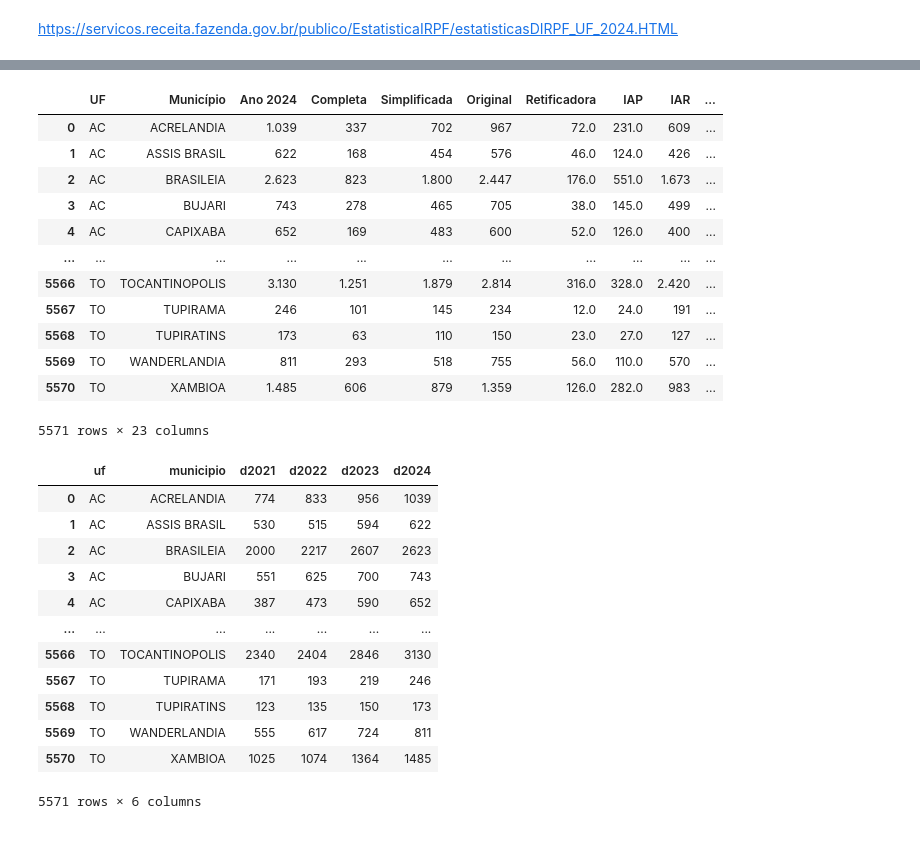
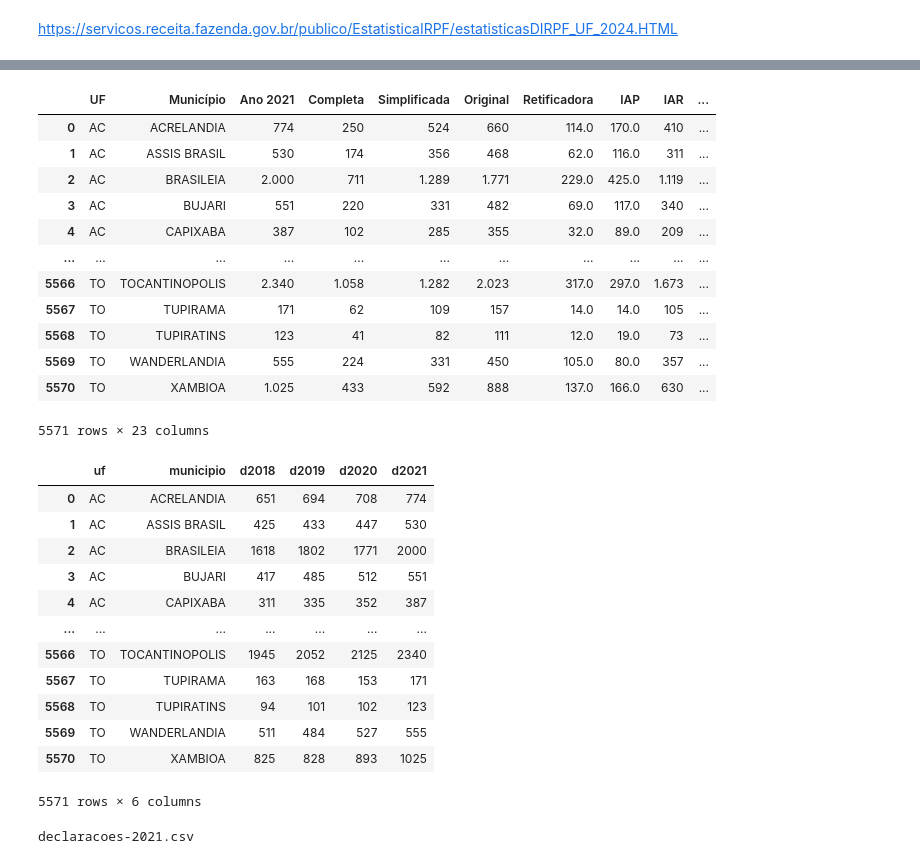
Before and after one commit to hjort/previsao-entregas-dirpf, a Jupyter notebook: 02-coletar-dados-declaracoes.ipynb, the cells around one changed output, grey strips where cells are left out. Drawn from its saved outputs; the diff is of its cells as text; code cells hidden in the pictures.

```diff
--- a/02-coletar-dados-declaracoes.ipynb
+++ b/02-coletar-dados-declaracoes.ipynb
@@ -4,8 +4,9 @@ import numpy as np
 # %% [markdown]
 https://servicos.receita.fazenda.gov.br/publico/EstatisticaIRPF/estatisticasDIRPF_UF_2024.HTML
 # %%
-url = "https://servicos.receita.fazenda.gov.br/publico/EstatisticaIRPF/estatisticasDIRPF_2024.CSV"
-arq = "estatisticas-dirpf-2024.csv"
+ano = 2021
+url = "https://servicos.receita.fazenda.gov.br/publico/EstatisticaIRPF/estatisticasDIRPF_%d.CSV" % ano
+arq = "estatisticas-dirpf-%d.csv" % ano
 
 !test -f $arq || wget -O $arq $url
 !ls -lah $arq
@@ -28,45 +29,52 @@ AC;JORDAO;354;72;282;334;20;109;232;13;57;317;7;30;139;93;0;0;171;41;332;386;168
 df = pd.read_csv(arq, sep=';', encoding='iso-8859-1')
 df
 # %% [output]
-|  | UF | Município | Ano 2024 | Completa | Simplificada | Original | Retificadora | IAP | IAR | ... |
-| 0 | AC | ACRELANDIA | 1.039 | 337 | 702 | 967 | 72.0 | 231.0 | 609 | ... |
-| 1 | AC | ASSIS BRASIL | 622 | 168 | 454 | 576 | 46.0 | 124.0 | 426 | ... |
-| 2 | AC | BRASILEIA | 2.623 | 823 | 1.800 | 2.447 | 176.0 | 551.0 | 1.673 | ... |
-| 3 | AC | BUJARI | 743 | 278 | 465 | 705 | 38.0 | 145.0 | 499 | ... |
-| 4 | AC | CAPIXABA | 652 | 169 | 483 | 600 | 52.0 | 126.0 | 400 | ... |
+|  | UF | Município | Ano 2021 | Completa | Simplificada | Original | Retificadora | IAP | IAR | ... |
+| 0 | AC | ACRELANDIA | 774 | 250 | 524 | 660 | 114.0 | 170.0 | 410 | ... |
+| 1 | AC | ASSIS BRASIL | 530 | 174 | 356 | 468 | 62.0 | 116.0 | 311 | ... |
+| 2 | AC | BRASILEIA | 2.000 | 711 | 1.289 | 1.771 | 229.0 | 425.0 | 1.119 | ... |
+| 3 | AC | BUJARI | 551 | 220 | 331 | 482 | 69.0 | 117.0 | 340 | ... |
+| 4 | AC | CAPIXABA | 387 | 102 | 285 | 355 | 32.0 | 89.0 | 209 | ... |
 | ... | ... | ... | ... | ... | ... | ... | ... | ... | ... | ... |
-| 5566 | TO | TOCANTINOPOLIS | 3.130 | 1.251 | 1.879 | 2.814 | 316.0 | 328.0 | 2.420 | ... |
-| 5567 | TO | TUPIRAMA | 246 | 101 | 145 | 234 | 12.0 | 24.0 | 191 | ... |
-| 5568 | TO | TUPIRATINS | 173 | 63 | 110 | 150 | 23.0 | 27.0 | 127 | ... |
-| 5569 | TO | WANDERLANDIA | 811 | 293 | 518 | 755 | 56.0 | 110.0 | 570 | ... |
-| 5570 | TO | XAMBIOA | 1.485 | 606 | 879 | 1.359 | 126.0 | 282.0 | 983 | ... |
+| 5566 | TO | TOCANTINOPOLIS | 2.340 | 1.058 | 1.282 | 2.023 | 317.0 | 297.0 | 1.673 | ... |
+| 5567 | TO | TUPIRAMA | 171 | 62 | 109 | 157 | 14.0 | 14.0 | 105 | ... |
+| 5568 | TO | TUPIRATINS | 123 | 41 | 82 | 111 | 12.0 | 19.0 | 73 | ... |
+| 5569 | TO | WANDERLANDIA | 555 | 224 | 331 | 450 | 105.0 | 80.0 | 357 | ... |
+| 5570 | TO | XAMBIOA | 1.025 | 433 | 592 | 888 | 137.0 | 166.0 | 630 | ... |
 5571 rows × 23 columns
 # %%
-dfd = df[['UF', 'Município', 'Ano 2021', 'Ano 2022', 'Ano 2023', 'Ano 2024']].copy()
+dfd = df[['UF', 'Município',
+          'Ano %d' % (ano - 3),
+          'Ano %d' % (ano - 2),
+          'Ano %d' % (ano - 1),
+          'Ano %d' % ano]].copy()
 dfd.rename({'UF': 'uf', 'Município': 'municipio'}, axis=1, inplace=True)
 for c in dfd.columns:
     if c.startswith('Ano'):
-        ano = "d" + c.split(' ')[-1]
-        dfd.rename({c: ano}, inplace=True, axis=1)
-        dfd[ano] = dfd[ano].apply(lambda x: int(x.replace('.', '')))
+        nano = "d" + c.split(' ')[-1]
+        dfd.rename({c: nano}, inplace=True, axis=1)
+        dfd[nano] = dfd[nano].apply(lambda x: int(x.replace('.', '')))
 dfd
 # %% [output]
-|  | uf | municipio | d2021 | d2022 | d2023 | d2024 |
-| 0 | AC | ACRELANDIA | 774 | 833 | 956 | 1039 |
-| 1 | AC | ASSIS BRASIL | 530 | 515 | 594 | 622 |
-| 2 | AC | BRASILEIA | 2000 | 2217 | 2607 | 2623 |
-| 3 | AC | BUJARI | 551 | 625 | 700 | 743 |
-| 4 | AC | CAPIXABA | 387 | 473 | 590 | 652 |
+|  | uf | municipio | d2018 | d2019 | d2020 | d2021 |
+| 0 | AC | ACRELANDIA | 651 | 694 | 708 | 774 |
+| 1 | AC | ASSIS BRASIL | 425 | 433 | 447 | 530 |
+| 2 | AC | BRASILEIA | 1618 | 1802 | 1771 | 2000 |
+| 3 | AC | BUJARI | 417 | 485 | 512 | 551 |
+| 4 | AC | CAPIXABA | 311 | 335 | 352 | 387 |
 | ... | ... | ... | ... | ... | ... | ... |
-| 5566 | TO | TOCANTINOPOLIS | 2340 | 2404 | 2846 | 3130 |
-| 5567 | TO | TUPIRAMA | 171 | 193 | 219 | 246 |
-| 5568 | TO | TUPIRATINS | 123 | 135 | 150 | 173 |
-| 5569 | TO | WANDERLANDIA | 555 | 617 | 724 | 811 |
-| 5570 | TO | XAMBIOA | 1025 | 1074 | 1364 | 1485 |
+| 5566 | TO | TOCANTINOPOLIS | 1945 | 2052 | 2125 | 2340 |
+| 5567 | TO | TUPIRAMA | 163 | 168 | 153 | 171 |
+| 5568 | TO | TUPIRATINS | 94 | 101 | 102 | 123 |
+| 5569 | TO | WANDERLANDIA | 511 | 484 | 527 | 555 |
+| 5570 | TO | XAMBIOA | 825 | 828 | 893 | 1025 |
 5571 rows × 6 columns
 # %%
-csv = 'declaracoes.csv'
+csv = 'declaracoes-%d.csv' % ano
+print(csv)
 dfd.to_csv(csv, index=False)
+# %% [output]
+declaracoes-2021.csv
 # %%
 !head $csv && tail $csv
 # %% [output]
```
Also changed, not shown: parts of 3 cells of this notebook, 7 other files.
